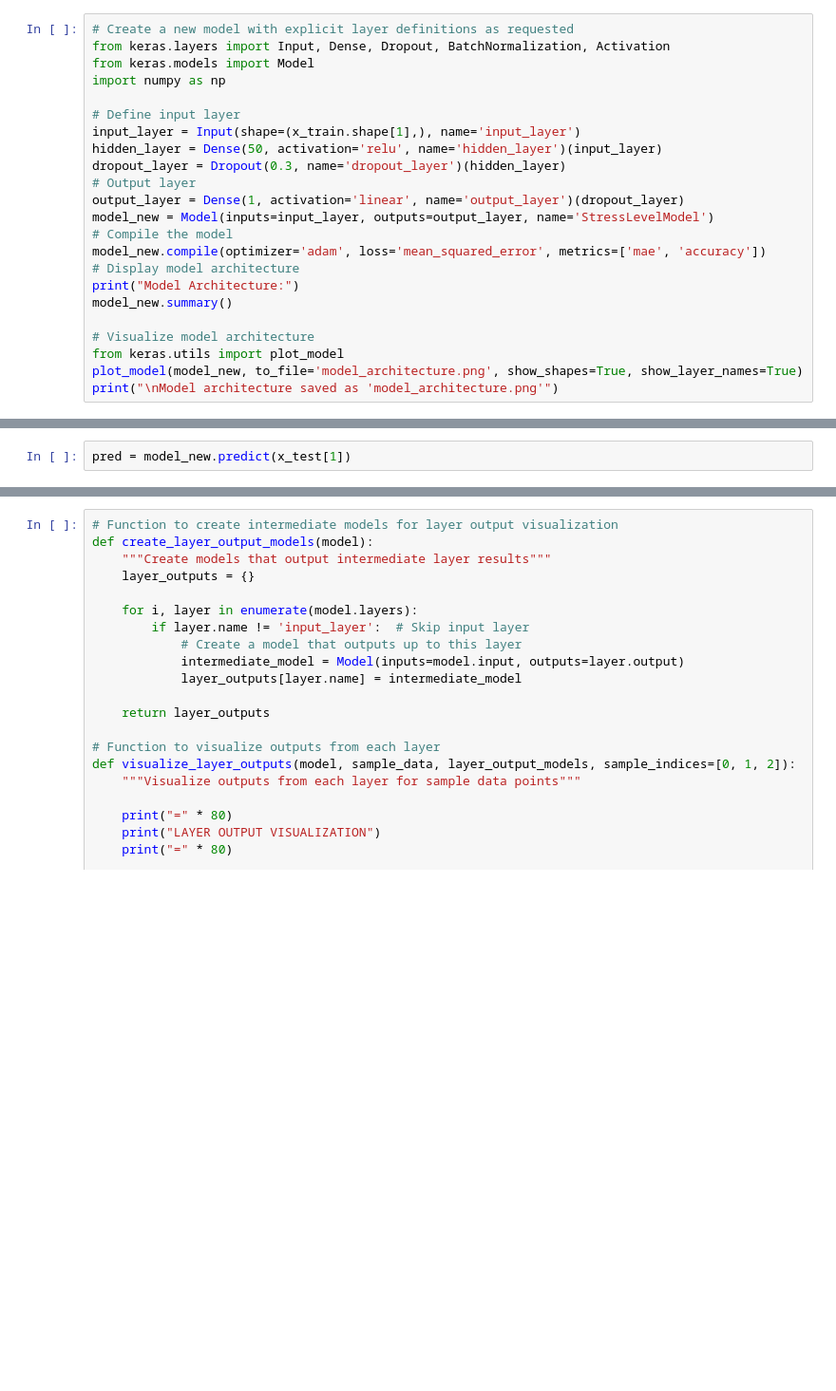
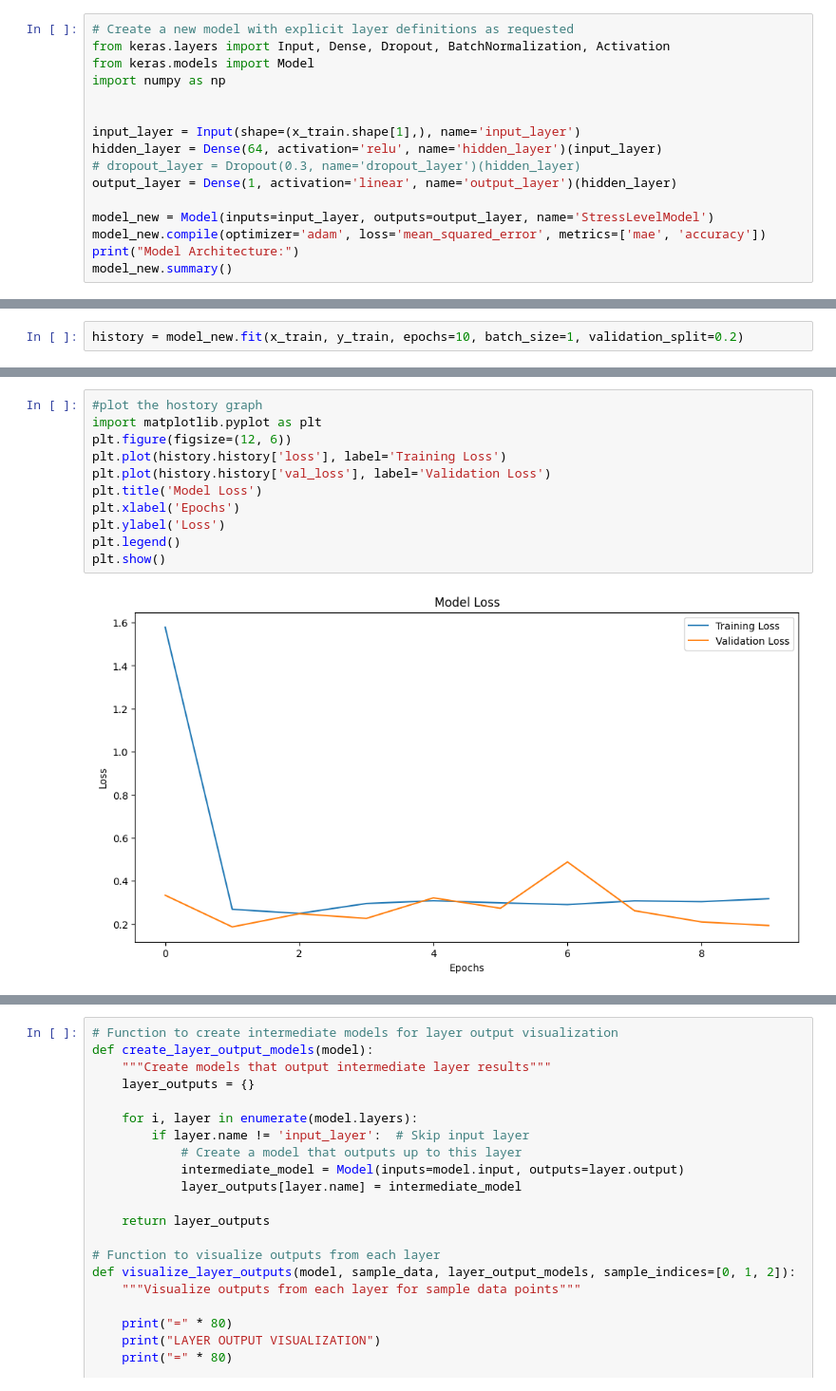
Before and after one commit to Ajitesh-jam/AI_ML_Learn, a Jupyter notebook: DL/Kaagle_practice/student_stress_monitor.ipynb, the cells around one changed output, grey strips where cells are left out. Shown at 95% size. Drawn from its saved outputs; the diff is of its cells as text; blank space fills up the shorter version.

```diff
--- a/DL/Kaagle_practice/student_stress_monitor.ipynb
+++ b/DL/Kaagle_practice/student_stress_monitor.ipynb
@@ -4,23 +62,16 @@ from keras.layers import Input, Dense, Dropout, BatchNormalization, Activation
 from keras.models import Model
 import numpy as np
 
-# Define input layer
+
 input_layer = Input(shape=(x_train.shape[1],), name='input_layer')
-hidden_layer = Dense(50, activation='relu', name='hidden_layer')(input_layer)
-dropout_layer = Dropout(0.3, name='dropout_layer')(hidden_layer)
-# Output layer
-output_layer = Dense(1, activation='linear', name='output_layer')(dropout_layer)
+hidden_layer = Dense(64, activation='relu', name='hidden_layer')(input_layer)
+# dropout_layer = Dropout(0.3, name='dropout_layer')(hidden_layer)
+output_layer = Dense(1, activation='linear', name='output_layer')(hidden_layer)
+
 model_new = Model(inputs=input_layer, outputs=output_layer, name='StressLevelModel')
-# Compile the model
 model_new.compile(optimizer='adam', loss='mean_squared_error', metrics=['mae', 'accuracy'])
-# Display model architecture
 print("Model Architecture:")
 model_new.summary()
-
-# Visualize model architecture
-from keras.utils import plot_model
-plot_model(model_new, to_file='model_architecture.png', show_shapes=True, show_layer_names=True)
-print("\nModel architecture saved as 'model_architecture.png'")
 # %% [output]
 Model Architecture:
 Model: "StressLevelModel"
@@ -42,3 +96,3 @@ Model architecture saved as 'model_architecture.png'
 # %%
-pred = model_new.predict(x_test[1])
+history = model_new.fit(x_train, y_train, epochs=10, batch_size=1, validation_split=0.2)
 # %% [output]
@@ -45,0 +116,13 @@ NameError: name 'x_test' is not defined
+# %%
+#plot the hostory graph
+import matplotlib.pyplot as plt
+plt.figure(figsize=(12, 6))
+plt.plot(history.history['loss'], label='Training Loss')
+plt.plot(history.history['val_loss'], label='Validation Loss')
+plt.title('Model Loss')
+plt.xlabel('Epochs')
+plt.ylabel('Loss')
+plt.legend()
+plt.show()
+# %% [output]
+[figure, added]
```
Also changed, not shown: parts of 6 cells of this notebook, 16 other files.
